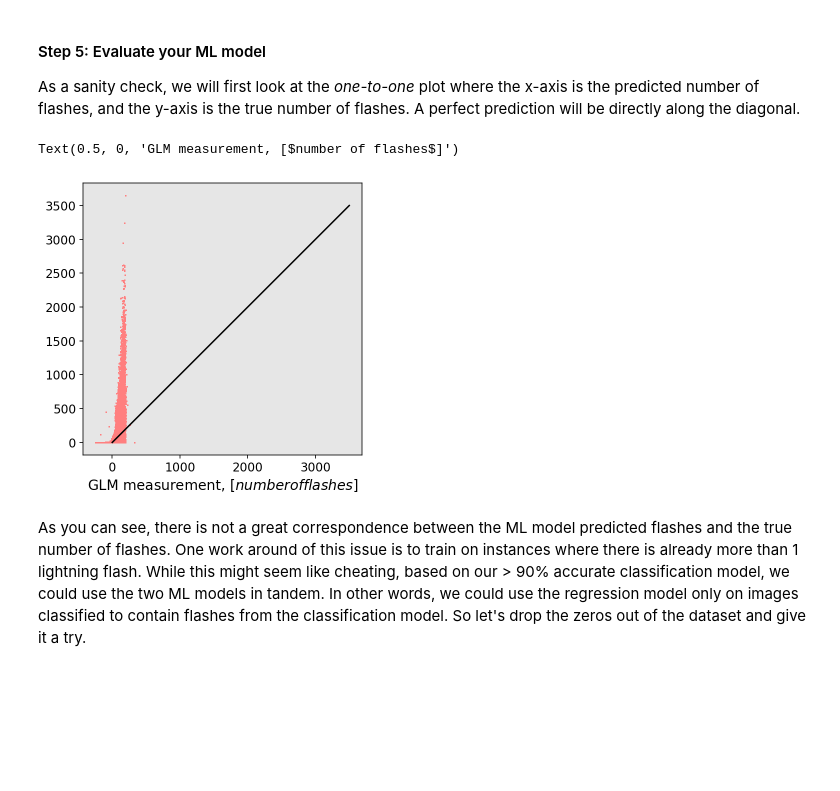
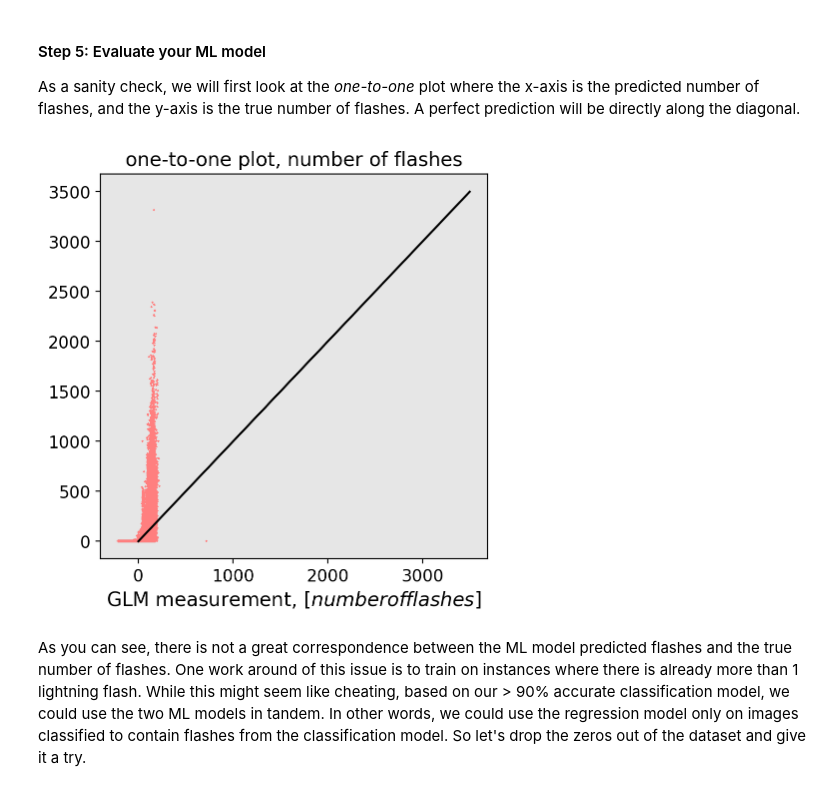
Before and after one commit to ssec/WAF_ML_Tutorial_Part1, a Jupyter notebook: colab_notebooks/Notebook05_SimpleMLRegression.ipynb, the cells around one changed output. Saved outputs shown, nothing was run; the diff lists cells and outputs as text; code cells hidden in the pictures; blank space fills up the shorter version.

```diff
--- a/colab_notebooks/Notebook05_SimpleMLRegression.ipynb
+++ b/colab_notebooks/Notebook05_SimpleMLRegression.ipynb
@@ -131,23 +133,24 @@ As a sanity check, we will first look at the *one-to-one* plot where the x-axis
 # %%
 #get predictions
 yhat = model.predict(X_validate)
 
 #make figure
 fig = plt.figure(figsize=(5,5))
 #set background color to white so we can copy paste out of the notebook if we want
 fig.set_facecolor('w')
 
 #get axis for drawing
 ax = plt.gca()
 
 #plot data
 ax.scatter(yhat,y_validate,color=r,s=1,marker='+')
 ax.plot([0,3500],[0,3500],'-k')
 ax.set_xlabel('ML Prediction, [$number of flashes$]')
 ax.set_xlabel('GLM measurement, [$number of flashes$]')
+ax.set_title("one-to-one plot, number of flashes")
+plt.show()
 # %% [output]
-Text(0.5, 0, 'GLM measurement, [$number of flashes$]')
-[figure, old version]
+[figure, new version]
 # %% [markdown]
 As you can see, there is not a great correspondence between the ML model predicted flashes and the true number of flashes. One work around of this issue is to train on instances where there is already more than 1 lightning flash. While this might seem like cheating, based on our > 90% accurate classification model, we could use the two ML models in tandem. In other words, we could use the regression model only on images classified to contain flashes from the classification model. So let's drop the zeros out of the dataset and give it a try.
 # %%
```
Also changed, not shown: parts of 10 cells of this notebook.
